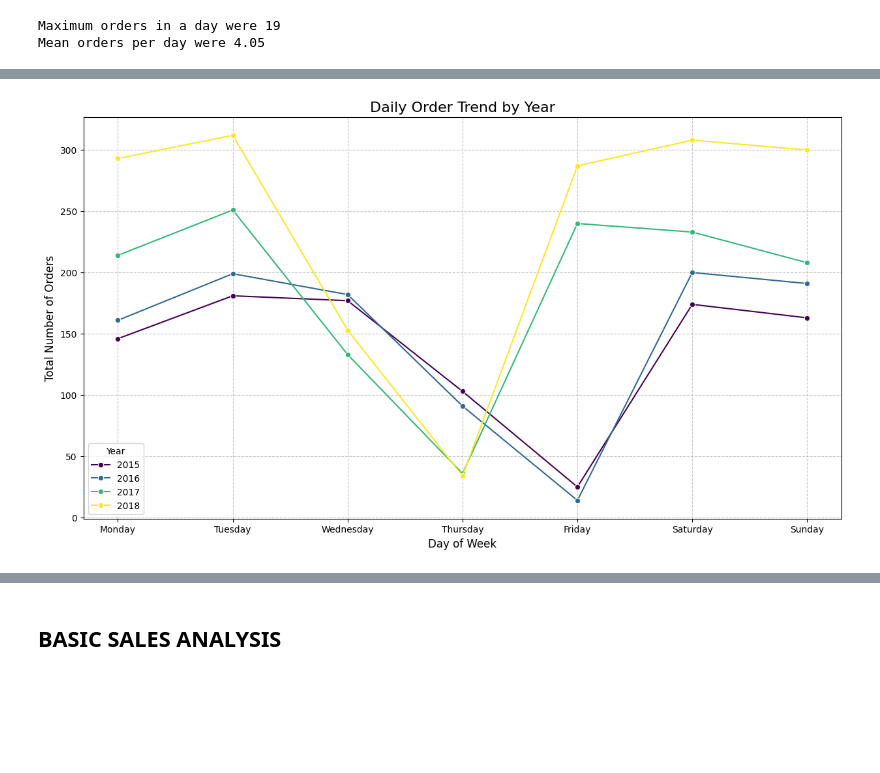
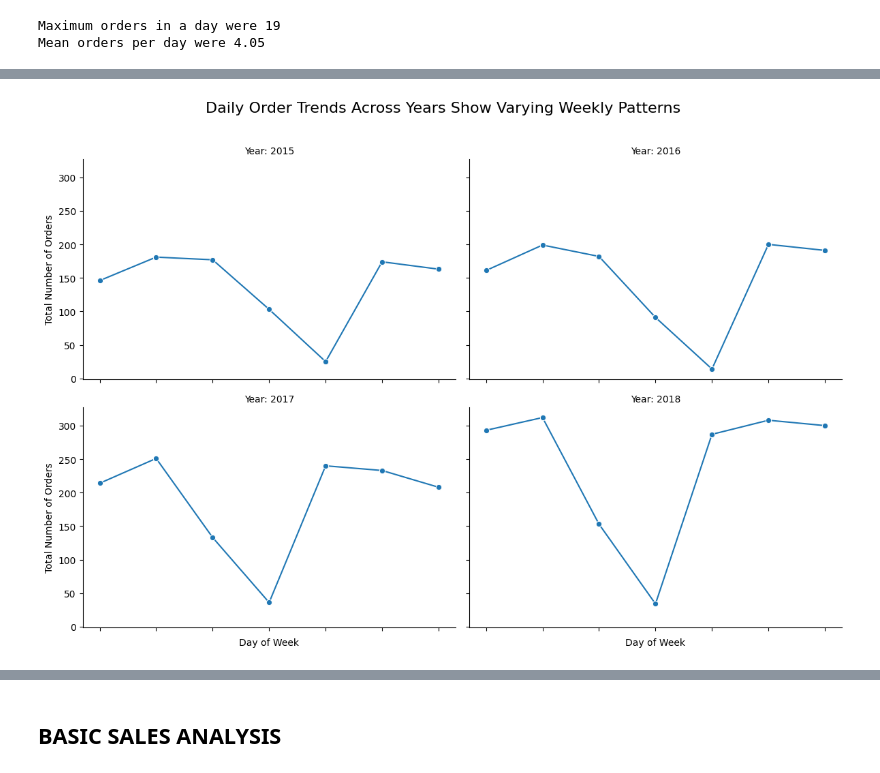
Before and after one commit to CHARUL1601/superstore-sales-profitability-analysis, a Jupyter notebook: Untitled0.ipynb, the cells around one changed output, grey strips where cells are left out. Cells and saved outputs as stored; diff of their text form; code cells hidden in the pictures; blank space fills up the shorter version.

```diff
--- a/Untitled0.ipynb
+++ b/Untitled0.ipynb
@@ -248,19 +261,0 @@ plt.show()
-# %%
-#DAILY ORDER TRENDS
-
-# Extracting day of the week (Monday=0, Sunday=6)
-unique_date["DayOfWeek"] = unique_date["Order Date"].dt.dayofweek
-
-daily_orders_analysis = unique_date.groupby("DayOfWeek")["No. of Orders"].sum().reset_index()
-
-# Mapping day numbers to names for better readability
-day_names = ["Monday", "Tuesday", "Wednesday", "Thursday", "Friday", "Saturday", "Sunday"]
-daily_orders_analysis["DayName"] = daily_orders_analysis["DayOfWeek"].map(lambda x: day_names[x])
-
-plt.figure(figsize=(12, 6))
-sns.barplot(data=daily_orders_analysis, x="DayName", y="No. of Orders", palette="viridis")
-plt.title("Total Orders by Day of Week", fontsize=16)
-plt.xlabel("Day of Week", fontsize=12)
-plt.ylabel("Total Number of Orders", fontsize=12)
-plt.grid(axis="y", linestyle="--", alpha=0.7)
-plt.show()
@@ -272,16 +300,25 @@ Passing `palette` without assigning `hue` is deprecated and will be removed in v
 # %%
+day_names_list = ["Monday", "Tuesday", "Wednesday", "Thursday", "Friday", "Saturday", "Sunday"]
+unique_date["DayName"] = unique_date["DayOfWeek"].map(lambda x: day_names_list[x])
+
 daily_yearly_orders_analysis_line = unique_date.groupby(["Year", "DayName", "DayOfWeek"])["No. of Orders"].sum().reset_index()
 
-# Sorting by DayOfWeek to ensure correct order on x-axis for plotting
+# Sort by DayOfWeek to ensure correct order on x-axis for plotting
 daily_yearly_orders_analysis_line = daily_yearly_orders_analysis_line.sort_values(by="DayOfWeek")
 
-plt.figure(figsize=(15, 8))
-sns.lineplot(data=daily_yearly_orders_analysis_line, x="DayName", y="No. of Orders", hue="Year", marker="o", palette="viridis")
-plt.title("Daily Order Trend by Year", fontsize=16)
-plt.xlabel("Day of Week", fontsize=12)
-plt.ylabel("Total Number of Orders", fontsize=12)
-plt.grid(True, linestyle="--", alpha=0.7)
-plt.legend(title="Year")
+g = sns.relplot(
+    data=daily_yearly_orders_analysis_line,
+    x="DayName", y="No. of Orders",
+    col="Year", col_wrap=2,  # Create a separate subplot for each year, wrap after 2 columns
+    kind="line", marker="o", height=4, aspect=1.5
+)
+g.set_axis_labels("Day of Week", "Total Number of Orders")
+g.set_titles("Year: {col_name}")
+g.set_xticklabels(rotation=45)
+
+plt.suptitle("Daily Order Trends Across Years Show Varying Weekly Patterns", y=1.02, fontsize=16)
+
+plt.tight_layout()
 plt.show()
 # %% [output]
-[figure, old version]
+[figure, new version]
```
Also changed, not shown: parts of 11 cells of this notebook.
